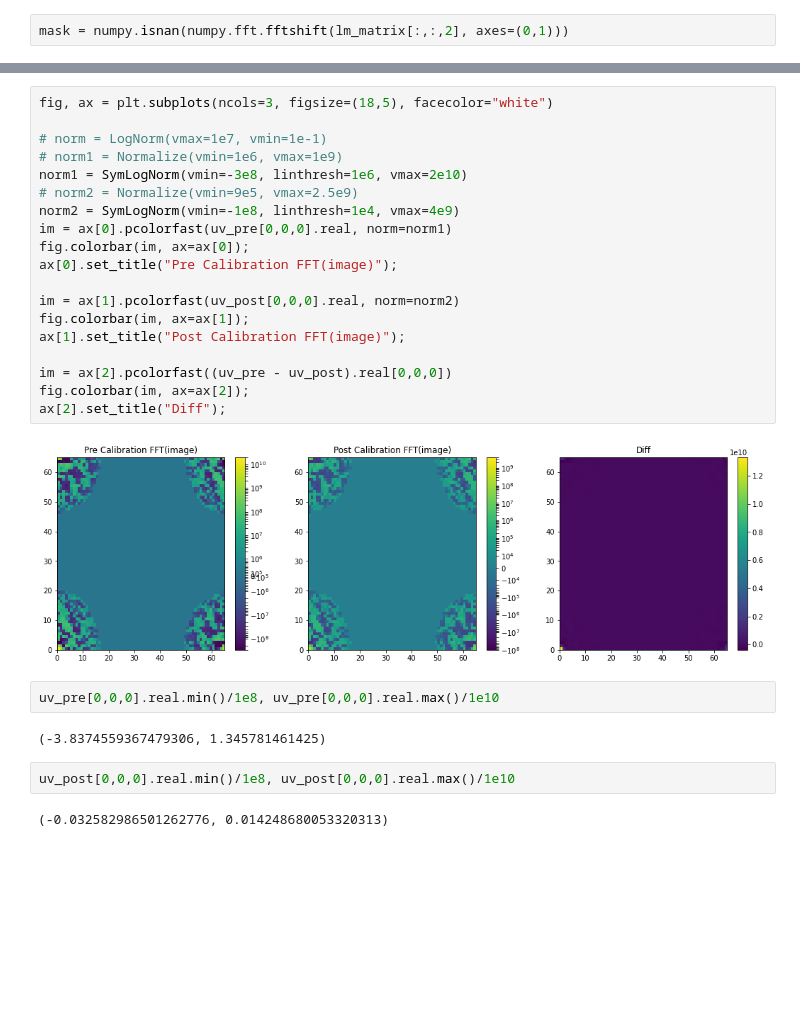
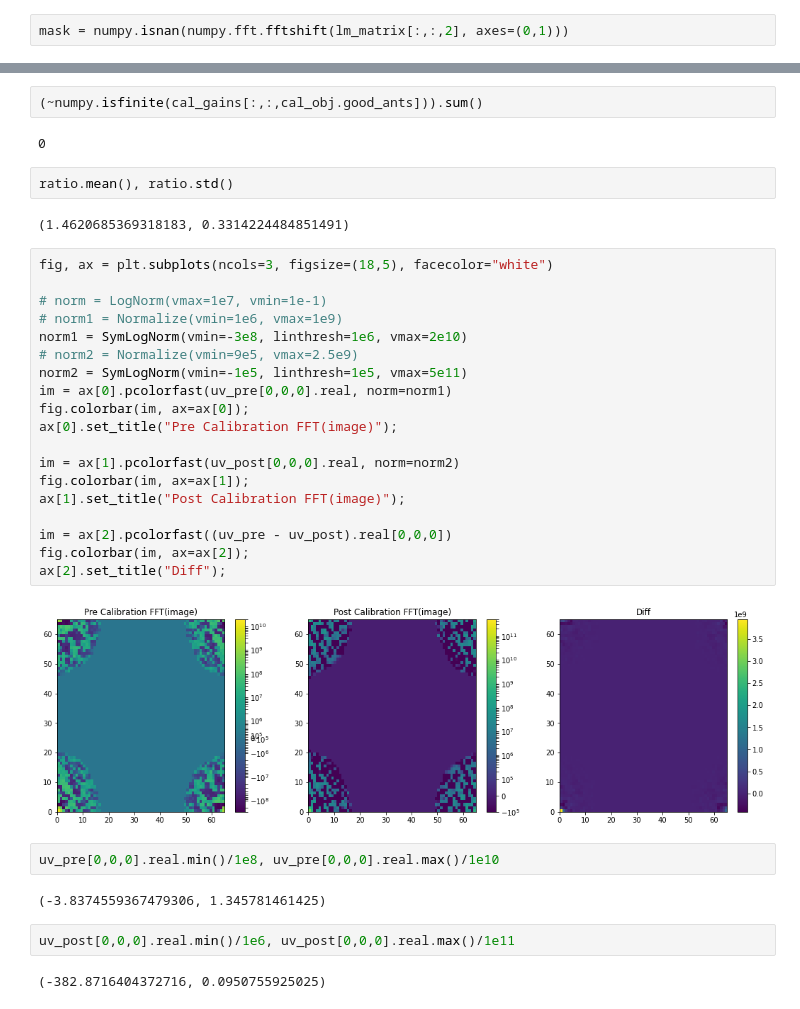
Before and after one commit to epic-astronomy/LWA_EPIC, a Jupyter notebook: epical_devel.ipynb, the cells around one changed output, grey strips where cells are left out. Drawn from its saved outputs; the diff is of its cells as text; blank space fills up the shorter version.

```diff
--- a/epical_devel.ipynb
+++ b/epical_devel.ipynb
@@ -841,29 +1019,37 @@ masked_post.min()/1e4, masked_post.max()/1e4
+# %%
+(~numpy.isfinite(cal_gains[:,:,cal_obj.good_ants])).sum()
+# %% [output]
+0
+# %%
+ratio.mean(), ratio.std()
+# %% [output]
+(1.4620685369318183, 0.3314224484851491)
 # %%
 fig, ax = plt.subplots(ncols=3, figsize=(18,5), facecolor="white")
 
 # norm = LogNorm(vmax=1e7, vmin=1e-1)
 # norm1 = Normalize(vmin=1e6, vmax=1e9)
 norm1 = SymLogNorm(vmin=-3e8, linthresh=1e6, vmax=2e10)
 # norm2 = Normalize(vmin=9e5, vmax=2.5e9)
-norm2 = SymLogNorm(vmin=-1e8, linthresh=1e4, vmax=4e9)
+norm2 = SymLogNorm(vmin=-1e5, linthresh=1e5, vmax=5e11)
 im = ax[0].pcolorfast(uv_pre[0,0,0].real, norm=norm1)
 fig.colorbar(im, ax=ax[0]);
 ax[0].set_title("Pre Calibration FFT(image)");
 
 im = ax[1].pcolorfast(uv_post[0,0,0].real, norm=norm2)
 fig.colorbar(im, ax=ax[1]);
 ax[1].set_title("Post Calibration FFT(image)");
 
 im = ax[2].pcolorfast((uv_pre - uv_post).real[0,0,0])
 fig.colorbar(im, ax=ax[2]);
 ax[2].set_title("Diff");
 # %% [output]
-[figure, old version]
+[figure, new version]
 # %%
 uv_pre[0,0,0].real.min()/1e8, uv_pre[0,0,0].real.max()/1e10
 # %% [output]
 (-3.8374559367479306, 1.345781461425)
 # %%
-uv_post[0,0,0].real.min()/1e8, uv_post[0,0,0].real.max()/1e10
+uv_post[0,0,0].real.min()/1e6, uv_post[0,0,0].real.max()/1e11
 # %% [output]
-(-0.032582986501262776, 0.014248680053320313)
+(-382.8716404372716, 0.0950755925025)
```
Also changed, not shown: parts of 51 cells of this notebook.
